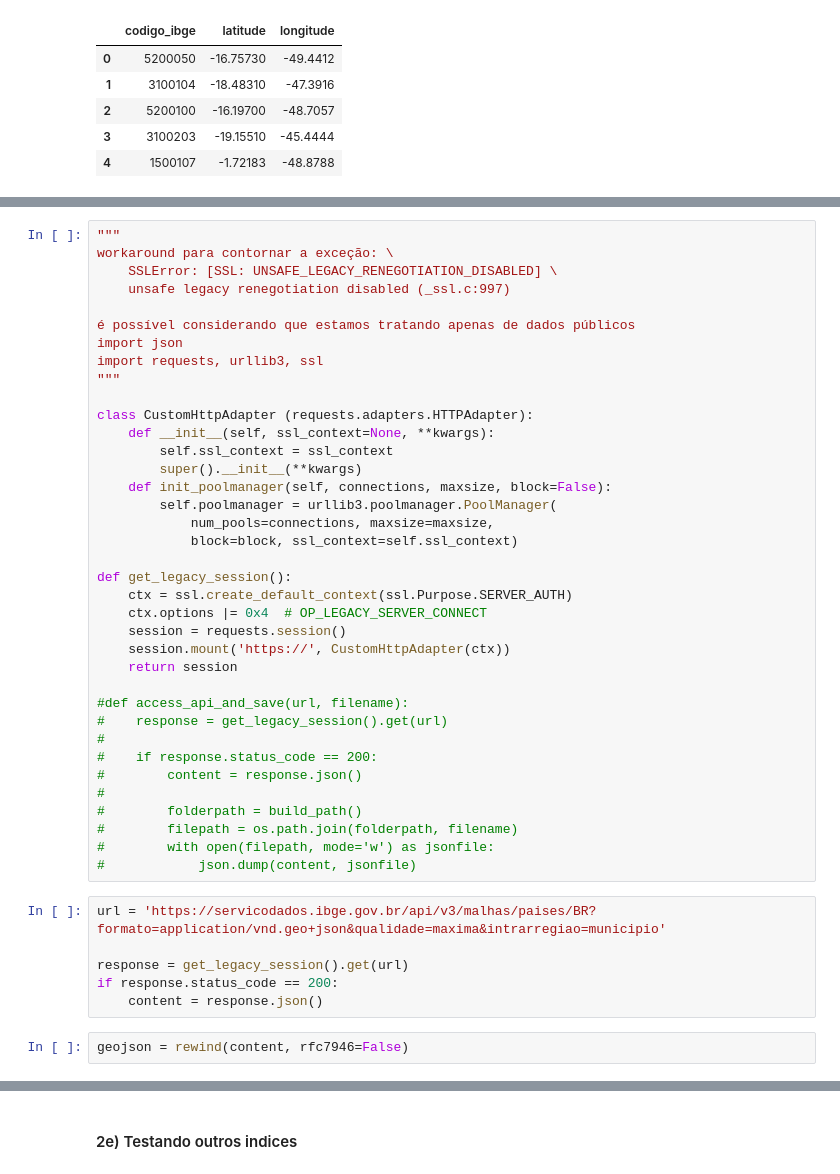
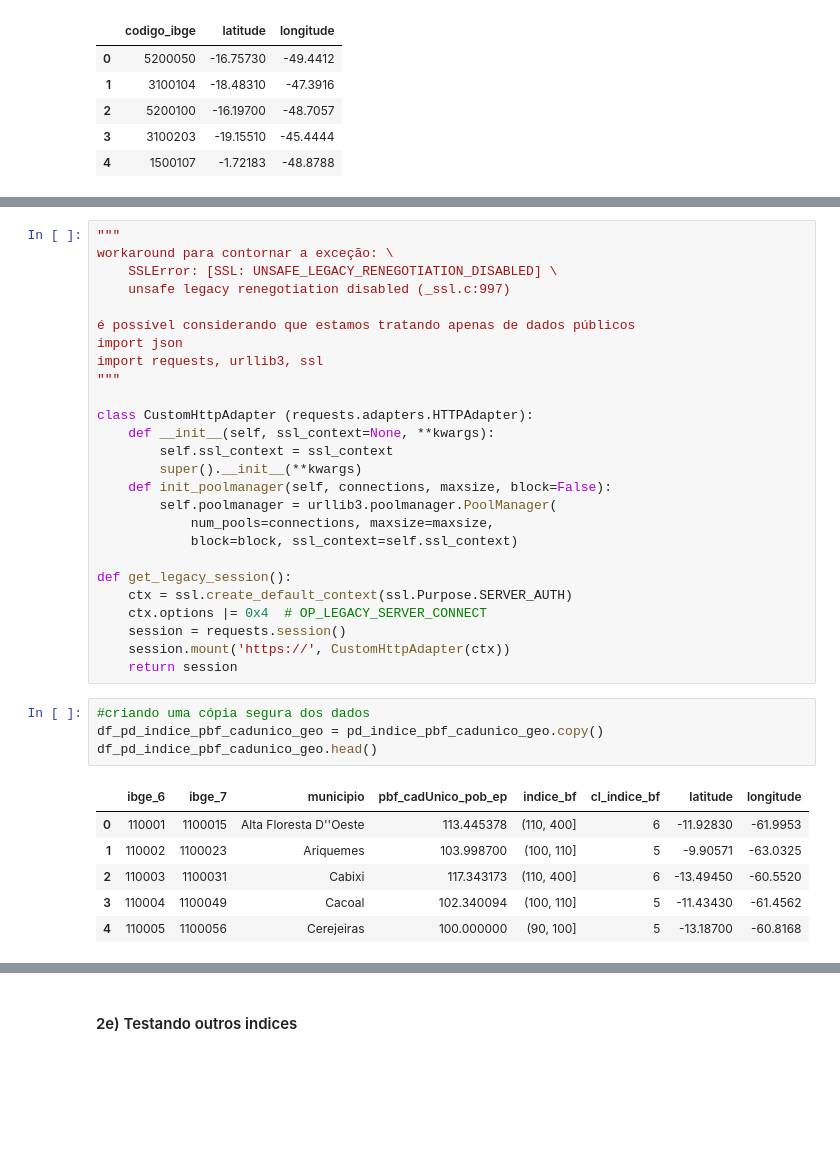
Before and after one commit to heliomacedofilho/projetos-do-bootcamp-analise-de-dados-enap-2023, a Jupyter notebook: presenca_das_politicas_publicas_sociais_nos_municipios/PBF_CADUnico.ipynb, the cells around one changed output, grey strips where cells are left out. Cells and saved outputs as stored; diff of their text form; blank space fills up the shorter version.

```diff
--- a/presenca_das_politicas_publicas_sociais_nos_municipios/PBF_CADUnico.ipynb
+++ b/presenca_das_politicas_publicas_sociais_nos_municipios/PBF_CADUnico.ipynb
@@ -528,22 +563,14 @@ def get_legacy_session():
     session = requests.session()
     session.mount('https://', CustomHttpAdapter(ctx))
     return session
-
-#def access_api_and_save(url, filename):
-#    response = get_legacy_session().get(url)
-#
-#    if response.status_code == 200:
-#        content = response.json()
-#
-#        folderpath = build_path()
-#        filepath = os.path.join(folderpath, filename)
-#        with open(filepath, mode='w') as jsonfile:
-#            json.dump(content, jsonfile)
 # %%
-url = 'https://servicodados.ibge.gov.br/api/v3/malhas/paises/BR?formato=application/vnd.geo+json&qualidade=maxima&intrarregiao=municipio'
-
-response = get_legacy_session().get(url)
-if response.status_code == 200:
-    content = response.json()
+#criando uma cópia segura dos dados
+df_pd_indice_pbf_cadunico_geo = pd_indice_pbf_cadunico_geo.copy()
+df_pd_indice_pbf_cadunico_geo.head()
+# %% [output]
+|  | ibge_6 | ibge_7 | municipio | pbf_cadUnico_pob_ep | indice_bf | cl_indice_bf | latitude | longitude |
+| 0 | 110001 | 1100015 | Alta Floresta D''Oeste | 113.445378 | (110, 400] | 6 | -11.92830 | -61.9953 |
+| 1 | 110002 | 1100023 | Ariquemes | 103.998700 | (100, 110] | 5 | -9.90571 | -63.0325 |
+| 2 | 110003 | 1100031 | Cabixi | 117.343173 | (110, 400] | 6 | -13.49450 | -60.5520 |
+| 3 | 110004 | 1100049 | Cacoal | 102.340094 | (100, 110] | 5 | -11.43430 | -61.4562 |
+| 4 | 110005 | 1100056 | Cerejeiras | 100.000000 | (90, 100] | 5 | -13.18700 | -60.8168 |
-# %%
-geojson = rewind(content, rfc7946=False)
```
Also changed, not shown: parts of 17 cells of this notebook, 7 other files.
